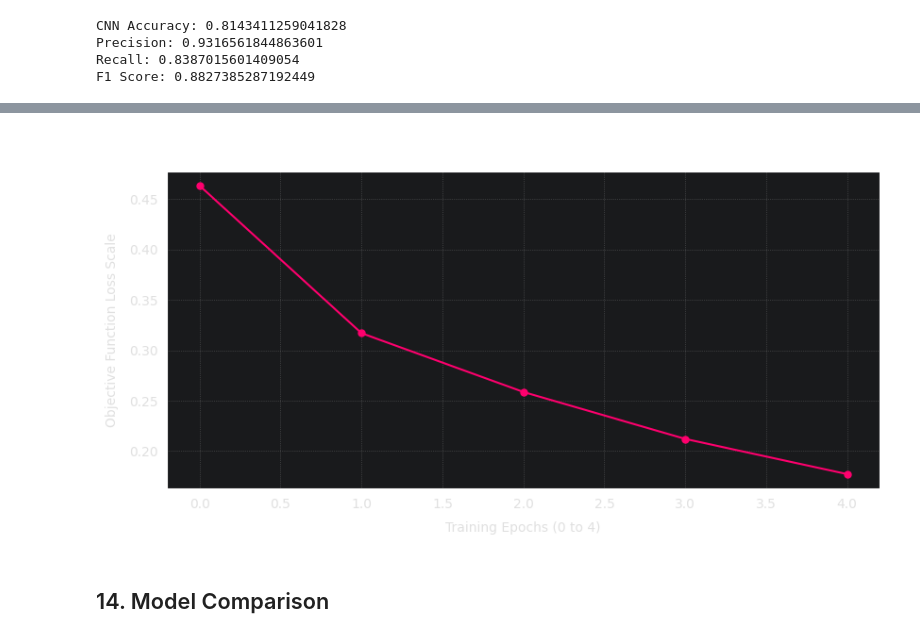
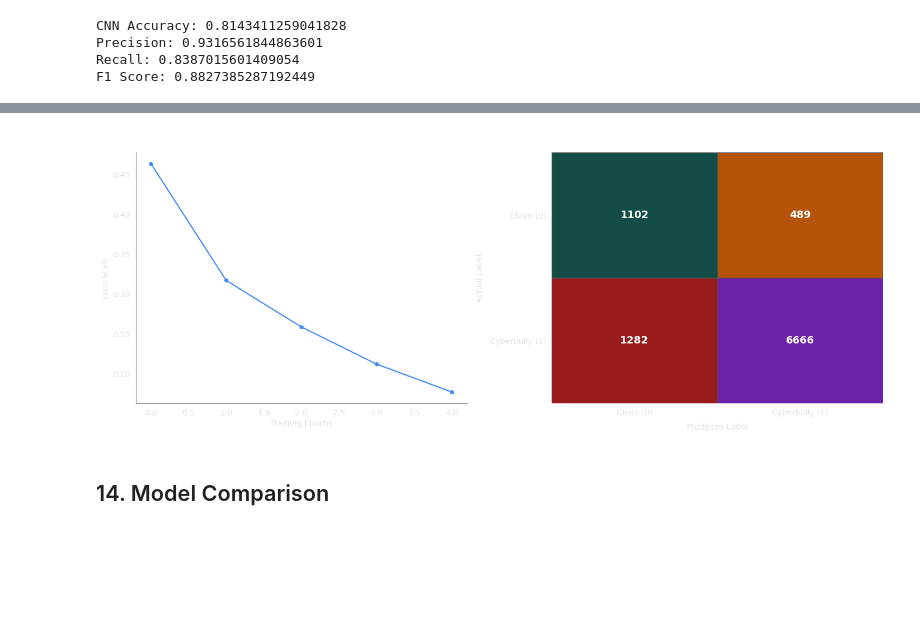
Before and after one commit to ulasamiyorumki/cyberbullying-detection-system, a Jupyter notebook: notebooks/cyberbullying-detection-system.ipynb, the cells around one changed output, grey strips where cells are left out. Cells and saved outputs as stored; diff of their text form; code cells hidden in the pictures; blank space fills up the shorter version.

```diff
--- a/notebooks/cyberbullying-detection-system.ipynb
+++ b/notebooks/cyberbullying-detection-system.ipynb
@@ -1112,22 +1144,7 @@ The progressive drop in cost proves that low-level backpropagation chains and Ad
-# %%
-import matplotlib.pyplot as plt
-
-plt.figure(figsize=(8.5, 4.5), facecolor='none')
-
-plt.plot(cnn_model.loss_history, color='#ff006e', linestyle='-', marker='o', markersize=5, linewidth=1.5)
-
-plt.title('1D CNN Cost Convergence Profile', fontsize=12, weight='bold', pad=15, color='#ffffff')
-plt.xlabel('Training Epochs (0 to 4)', fontsize=10, color='#e0e0e0', labelpad=8)
-plt.ylabel('Objective Function Loss Scale', fontsize=10, color='#e0e0e0', labelpad=8)
-
-plt.xticks(color='#e0e0e0')
-plt.yticks(color='#e0e0e0')
-plt.grid(axis='both', linestyle=':', alpha=0.3, color='#ffffff')
-
-plt.tight_layout()
-plt.show()
-# %% [output]
-[figure, removed]
+# %%
+plot_model_report(cnn_model.loss_history, y_test, y_pred_cnn, model_name="CNN")
+# %% [output]
+[figure, added]
 # %% [markdown]
 ## 14. Model Comparison
 # %% [markdown]
```
Also changed, not shown: parts of 23 cells of this notebook.
